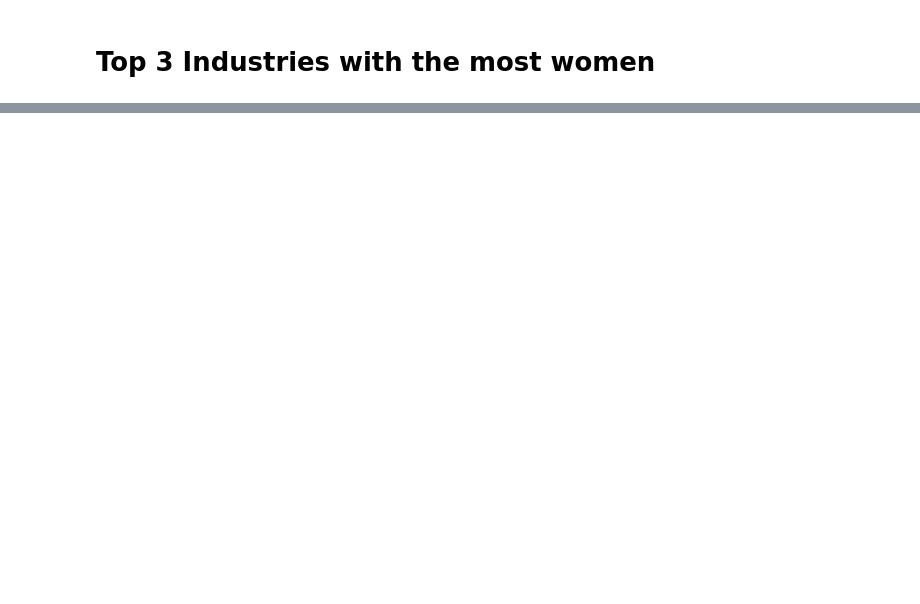
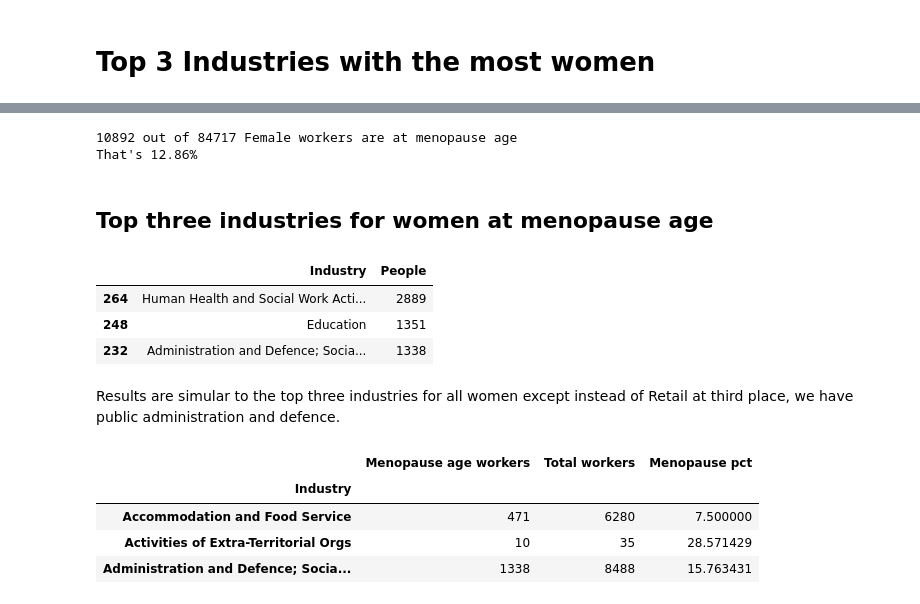
Before and after one commit to ruvans/ac_industry_research, a Jupyter notebook: women-in-local-industries.ipynb, the cells around one changed output, grey strips where cells are left out. Cells and saved outputs as stored; diff of their text form; code cells hidden in the pictures; blank space fills up the shorter version.

```diff
--- a/women-in-local-industries.ipynb
+++ b/women-in-local-industries.ipynb
@@ -48,0 +91,37 @@ plt.show()
+# %%
+# Count female workers total - only use the totals to avoid double counting
+numerOfFemaleWorkers = df.loc[(df['Sex'] == 'Female') & (df['Age']=='Total')]['People'].sum()
+# Count female workers at menopause age
+numberOfFemaleWorkersInMenopause = df.loc[(df['Menopause age'] == True) & (df['Sex'] == 'Female')]['People'].sum()
+MenopauseAveragePct = numberOfFemaleWorkersInMenopause/numerOfFemaleWorkers
+print(f"{numberOfFemaleWorkersInMenopause} out of {numerOfFemaleWorkers} Female workers are at menopause age")
+print(f"That's {(MenopauseAveragePct*100).round(2)}%")
+# %% [output]
+10892 out of 84717 Female workers are at menopause age
+That's 12.86%
+# %% [markdown]
+## Top three industries for women at menopause age
+# %%
+df.loc[(df['Menopause age'] == True) & (df['Sex'] == 'Female')].sort_values(by='People', ascending=False).head(3)[['Industry','People']]
+# %% [output]
+|  | Industry | People |
+| 264 | Human Health and Social Work Acti... | 2889 |
+| 248 | Education | 1351 |
+| 232 | Administration and Defence; Socia... | 1338 |
+# %% [markdown]
+Results are simular to the top three industries for all women except instead of Retail at third place, we have public administration and defence.
+# %%
+menopauseAge = df.loc[(df['Sex'] == 'Female') & (df['Menopause age'] == True)].groupby('Industry')['People'].sum()
+femalesTotal = df.loc[(df['Sex'] == 'Female') & (df['Age'] == 'Total')].groupby('Industry')['People'].sum()
+# Get the top 10 for menopause workers
+#menopauseAge = menopauseAge.nlargest(10)
+# Add column for percentage of menopause workers
+menopauseDf = pd.DataFrame({"Menopause age workers" : menopauseAge, "Total workers" : femalesTotal}, menopauseAge.index)
+menopauseDf['Menopause pct'] = menopauseDf.apply(lambda x: (x['Menopause age workers'] / x['Total workers'])*100, axis=1)
+menopauseDf.head(3)
+# %% [output]
+|  | Menopause age workers | Total workers | Menopause pct |
+| Industry |  |  |  |
+| Accommodation and Food Service | 471 | 6280 | 7.500000 |
+| Activities of Extra-Territorial Orgs | 10 | 35 | 28.571429 |
+| Administration and Defence; Socia... | 1338 | 8488 | 15.763431 |
```
Also changed, not shown: parts of 11 cells of this notebook, 4 other files.
